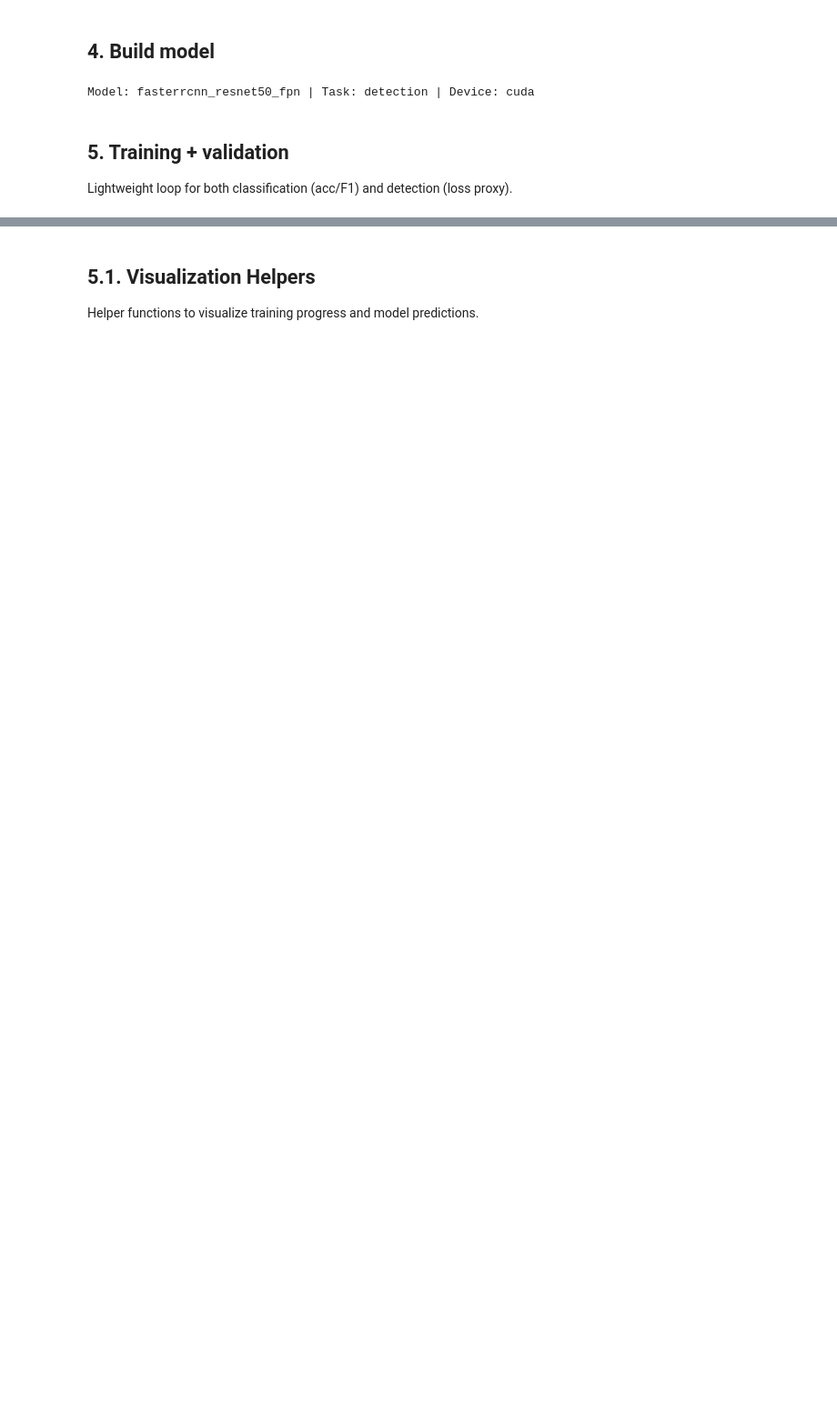
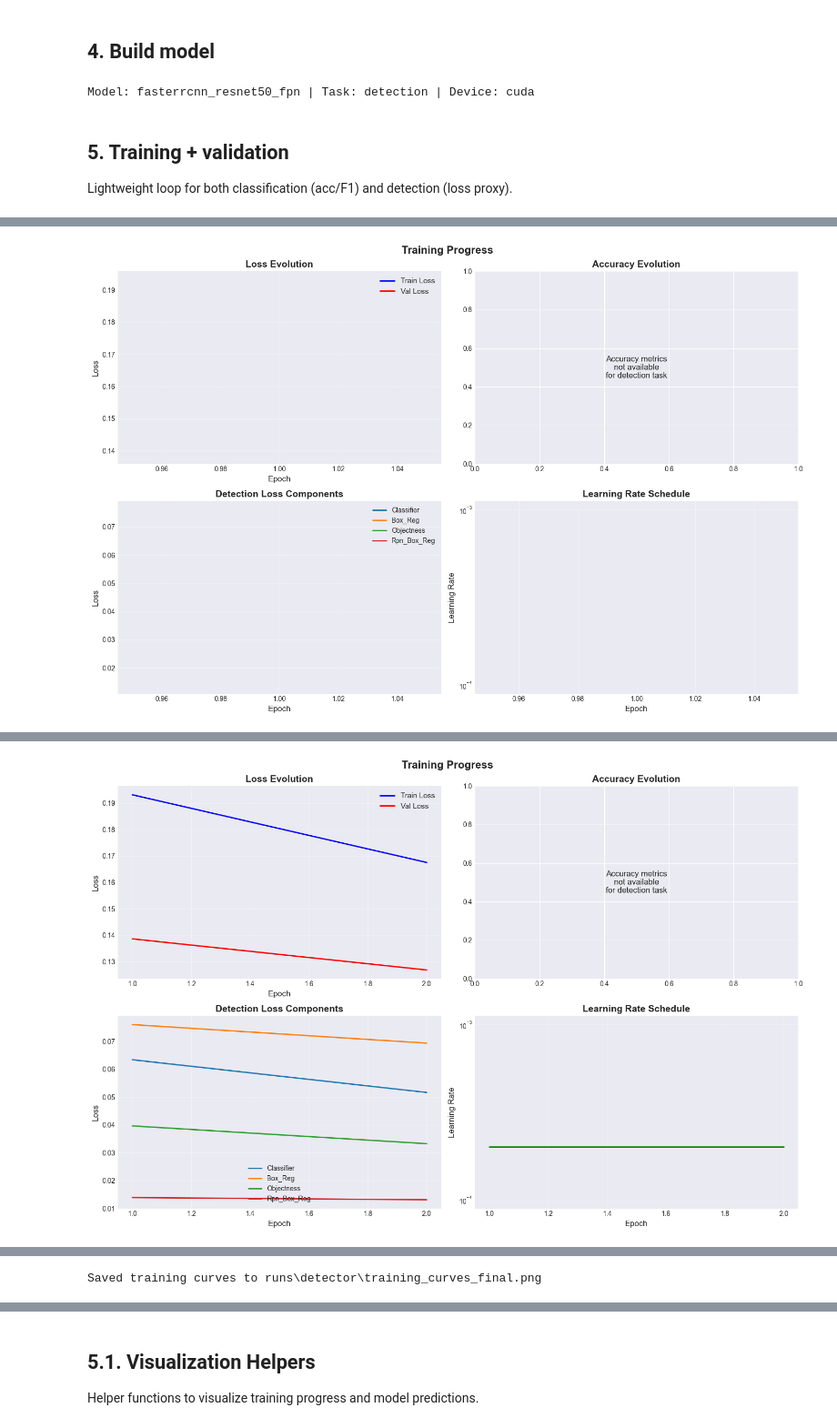
Before and after one commit to 0x0redd/BT-pipe, a Jupyter notebook: notebooks/Detector_completed.ipynb, the cells around one changed output, grey strips where cells are left out. Shown at 91% size. Drawn from its saved outputs; the diff is of its cells as text; code cells hidden in the pictures; blank space fills up the shorter version.

Commit message:
model v1

```diff
--- a/notebooks/Detector_completed.ipynb
+++ b/notebooks/Detector_completed.ipynb
@@ -505,19 +503,30 @@ val_ds = TumorDataset(
 )
 
 collate_fn = detection_collate_fn if config["task"] == "detection" else None
+
+# Fix for Windows/CUDA compatibility: num_workers > 0 can cause stream mismatch errors
+# On Windows with CUDA, set num_workers to 0 to avoid cuDNN stream errors
+import platform
+num_workers = config["train"]["num_workers"]
+if platform.system() == "Windows" and torch.cuda.is_available():
+    num_workers = 0
+    print("Note: Setting num_workers=0 for Windows/CUDA compatibility to avoid stream mismatch errors")
+
 train_loader = DataLoader(
     train_ds,
     batch_size=config["train"]["batch_size"],
     shuffle=True,
-    num_workers=config["train"]["num_workers"],
+    num_workers=num_workers,
     collate_fn=collate_fn,
+    pin_memory=True if torch.cuda.is_available() else False,  # Helps with GPU transfer
 )
 val_loader = DataLoader(
     val_ds,
     batch_size=config["train"]["batch_size"],
     shuffle=False,
-    num_workers=config["train"]["num_workers"],
+    num_workers=num_workers,
     collate_fn=collate_fn,
+    pin_memory=True if torch.cuda.is_available() else False,
 )
 
 print(f"Train samples: {len(train_ds)} | Val samples: {len(val_ds)}")
@@ -573,7 +583,7 @@ def plot_training_curves(history, save_path=None):
     # Plot 1: Loss curves
     ax1 = axes[0, 0]
     ax1.plot(epochs, history['train_loss'], 'b-', label='Train Loss', linewidth=2)
-    if 'val_loss' in history:
+    if 'val_loss' in history and len(history['val_loss']) > 0 and len(history['val_loss']) == len(epochs):
         ax1.plot(epochs, history['val_loss'], 'r-', label='Val Loss', linewidth=2)
     ax1.set_xlabel('Epoch', fontsize=12)
     ax1.set_ylabel('Loss', fontsize=12)
@@ -583,9 +593,9 @@ def plot_training_curves(history, save_path=None):
 
     # Plot 2: Accuracy curves (for classification)
     ax2 = axes[0, 1]
-    if 'train_acc' in history:
+    if 'train_acc' in history and len(history['train_acc']) > 0 and len(history['train_acc']) == len(epochs):
         ax2.plot(epochs, history['train_acc'], 'b-', label='Train Accuracy', linewidth=2)
-        if 'val_acc' in history:
+        if 'val_acc' in history and len(history['val_acc']) > 0 and len(history['val_acc']) == len(epochs):
             ax2.plot(epochs, history['val_acc'], 'r-', label='Val Accuracy', linewidth=2)
         ax2.set_xlabel('Epoch', fontsize=12)
         ax2.set_ylabel('Accuracy', fontsize=12)
@@ -601,14 +611,21 @@ def plot_training_curves(history, save_path=None):
     ax3 = axes[1, 0]
     if 'loss_components' in history and history['loss_components']:
         loss_comp = history['loss_components']
+        has_components = False
         for comp_name, values in loss_comp.items():
-            if values:  # Check if list is not empty
+            if values and len(values) == len(epochs):  # Check if list is not empty and matches epochs
                 ax3.plot(epochs, values, label=comp_name.replace('loss_', '').title(), linewidth=2)
-        ax3.set_xlabel('Epoch', fontsize=12)
-        ax3.set_ylabel('Loss', fontsize=12)
-        ax3.set_title('Detection Loss Components', fontsize=14, fontweight='bold')
-        ax3.legend(fontsize=10)
-        ax3.grid(True, alpha=0.3)
+                has_components = True
+        if has_components:
+            ax3.set_xlabel('Epoch', fontsize=12)
+            ax3.set_ylabel('Loss', fontsize=12)
+            ax3.set_title('Detection Loss Components', fontsize=14, fontweight='bold')
+            ax3.legend(fontsize=10)
+            ax3.grid(True, alpha=0.3)
+        else:
+            ax3.text(0.5, 0.5, 'Loss components\nnot tracked yet',
+                    ha='center', va='center', fontsize=12, transform=ax3.transAxes)
+            ax3.set_title('Loss Components', fontsize=14, fontweight='bold')
     else:
         ax3.text(0.5, 0.5, 'Loss components\nnot tracked',
                 ha='center', va='center', fontsize=12, transform=ax3.transAxes)
@@ -616,7 +633,7 @@ def plot_training_curves(history, save_path=None):
 
     # Plot 4: Learning rate (if tracked)
     ax4 = axes[1, 1]
-    if 'learning_rate' in history and history['learning_rate']:
+    if 'learning_rate' in history and len(history['learning_rate']) > 0 and len(history['learning_rate']) == len(epochs):
         ax4.plot(epochs, history['learning_rate'], 'g-', linewidth=2)
         ax4.set_xlabel('Epoch', fontsize=12)
         ax4.set_ylabel('Learning Rate', fontsize=12)
@@ -624,7 +641,7 @@ def plot_training_curves(history, save_path=None):
         ax4.set_yscale('log')
         ax4.grid(True, alpha=0.3)
     else:
-        ax4.text(0.5, 0.5, 'Learning rate\nnot tracked',
+        ax4.text(0.5, 0.5, 'Learning rate\nnot tracked yet',
                 ha='center', va='center', fontsize=12, transform=ax4.transAxes)
         ax4.set_title('Learning Rate Schedule', fontsize=14, fontweight='bold')
 
@@ -766,25 +783,40 @@ def train_and_validate(model, train_loader, val_loader, config, device):
             val_loss = 0.0
             val_loss_components = defaultdict(float)
             val_batches = 0
-            model.eval()
+            model.train()  # Set to train mode to get losses (even during validation)
             with torch.no_grad():
                 for images, targets in val_loader:
                     images = [img.to(device) for img in images]
                     targets = [{k: v.to(device) for k, v in t.items()} for t in targets]
                     loss_dict = model(images, targets)
+
+                    # Ensure loss_dict is a dictionary, not a list
+                    if isinstance(loss_dict, list):
+                        # If model returns predictions instead of losses, skip this batch
+                        print(f"Warning: Model returned list instead of dict, skipping batch")
+                        continue
+
+                    if not isinstance(loss_dict, dict):
+                        print(f"Warning: Unexpected return type {type(loss_dict)}, skipping batch")
+                        continue
+
                     loss = sum(loss for loss in loss_dict.values())
                     val_loss += loss.item()
                     for key, value in loss_dict.items():
                         val_loss_components[key] += value.item()
                     val_batches += 1
 
-            avg_val_loss = val_loss / len(val_loader)
-            history['val_loss'].append(avg_val_loss)
+            if val_batches > 0:
+                avg_val_loss = val_loss / val_batches
+                history['val_loss'].append(avg_val_loss)
 
-            # Print detailed loss breakdown
-            loss_str = ", ".join([f"{k}={v/val_batches:.4f}" for k, v in val_loss_components.items()])
-            print(f"Epoch {epoch}/{epochs}: train_loss={avg_train_loss:.4f}, val_loss={avg_val_loss:.4f}")
-            print(f"  Val loss components: {loss_str}")
+                # Print detailed loss breakdown
+                loss_str = ", ".join([f"{k}={v/val_batches:.4f}" for k, v in val_loss_components.items()])
+                print(f"Epoch {epoch}/{epochs}: train_loss={avg_train_loss:.4f}, val_loss={avg_val_loss:.4f}")
+                print(f"  Val loss components: {loss_str}")
+            else:
+                print(f"Warning: No valid validation batches processed in epoch {epoch}")
+                history['val_loss'].append(0.0)
 
             # Update plots every epoch
             if epoch % 1 == 0:  # Update every epoch
@@ -801,6 +833,6 @@ def train_and_validate(model, train_loader, val_loader, config, device):
 
     return history
 
-# Uncomment to run training once config and data are set
+
 history = train_and_validate(model, train_loader, val_loader, config, device)
 # %% [output]
@@ -807,0 +856 @@ KeyboardInterrupt:
+[figure, added]
@@ -807,0 +874 @@ KeyboardInterrupt:
+[figure, added]
@@ -807,0 +929 @@ KeyboardInterrupt:
+Saved training curves to runs\detector\training_curves_final.png
```
Also changed, not shown: parts of 9 cells of this notebook, 2 other files.
